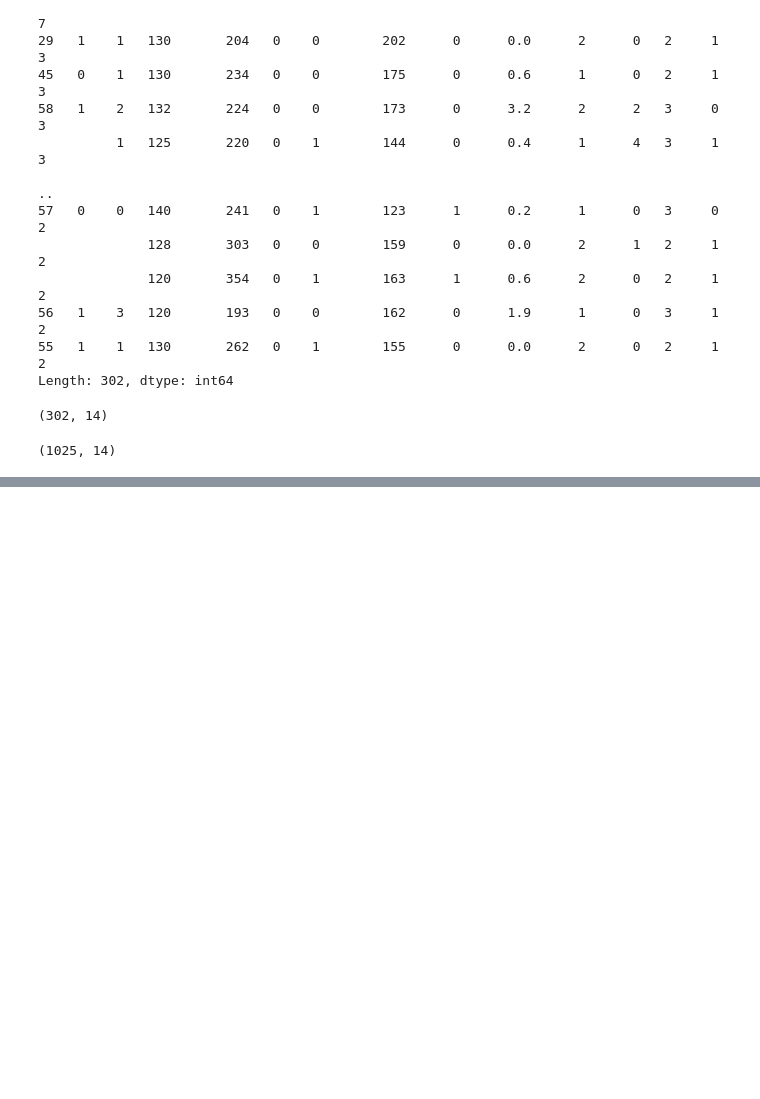
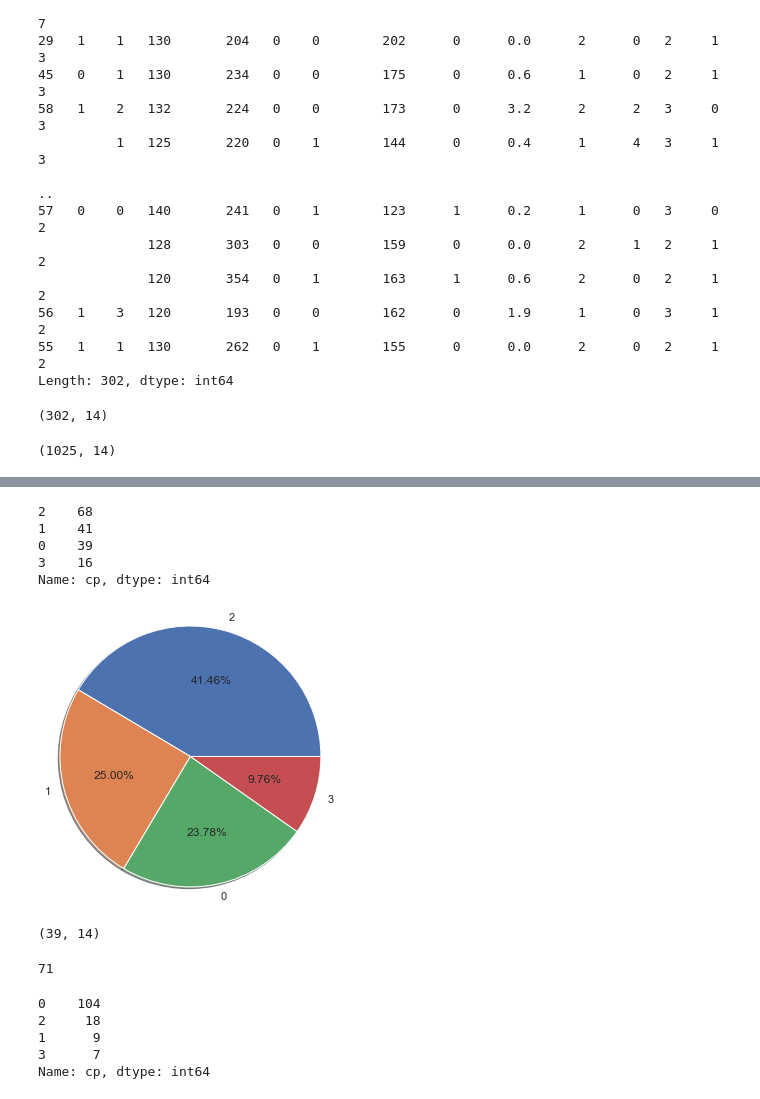
Before and after one commit to hari-r-v/Twilearn_project, a Jupyter notebook: Heart Disease data/Project_2_HeartDisease.ipynb, the cells around one changed output, grey strips where cells are left out. Drawn from its saved outputs; the diff is of its cells as text; code cells hidden in the pictures; blank space fills up the shorter version.

```diff
--- a/Heart Disease data/Project_2_HeartDisease.ipynb
+++ b/Heart Disease data/Project_2_HeartDisease.ipynb
@@ -177,0 +171,2 @@ Name: target, dtype: int64
+# %%
+df1= df[df['target']==1]
@@ -177,0 +205,13 @@ Name: target, dtype: int64
+# %%
+df1.cp.value_counts()
+# %% [output]
+2    68
+1    41
+0    39
+3    16
+Name: cp, dtype: int64
+# %%
+plt.pie(df1.cp.value_counts().values, labels = df1.cp.value_counts().index, radius=1.5,autopct='%0.2f%%',shadow=True)
+plt.show()
+# %% [output]
+[figure, added]
@@ -177,0 +220,16 @@ Name: target, dtype: int64
+# %%
+df1_cp_0.shape
+# %% [output]
+(39, 14)
+# %%
+df1_cp_0['age'].max()
+# %% [output]
+71
+# %%
+df2.cp.value_counts()
+# %% [output]
+0    104
+2     18
+1      9
+3      7
+Name: cp, dtype: int64
```
Also changed, not shown: parts of 14 cells of this notebook, 3 other files.
